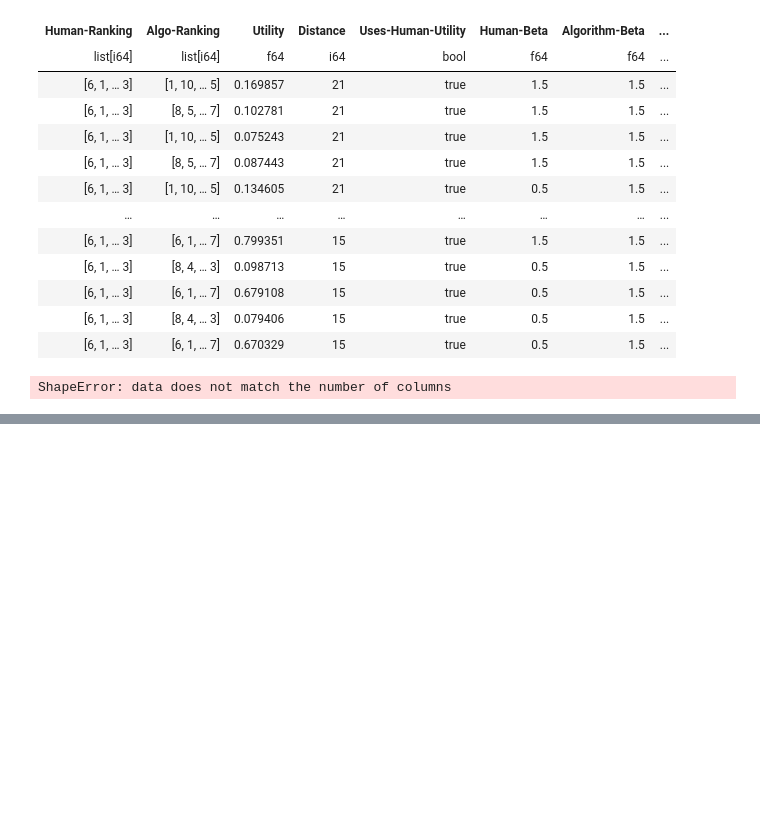
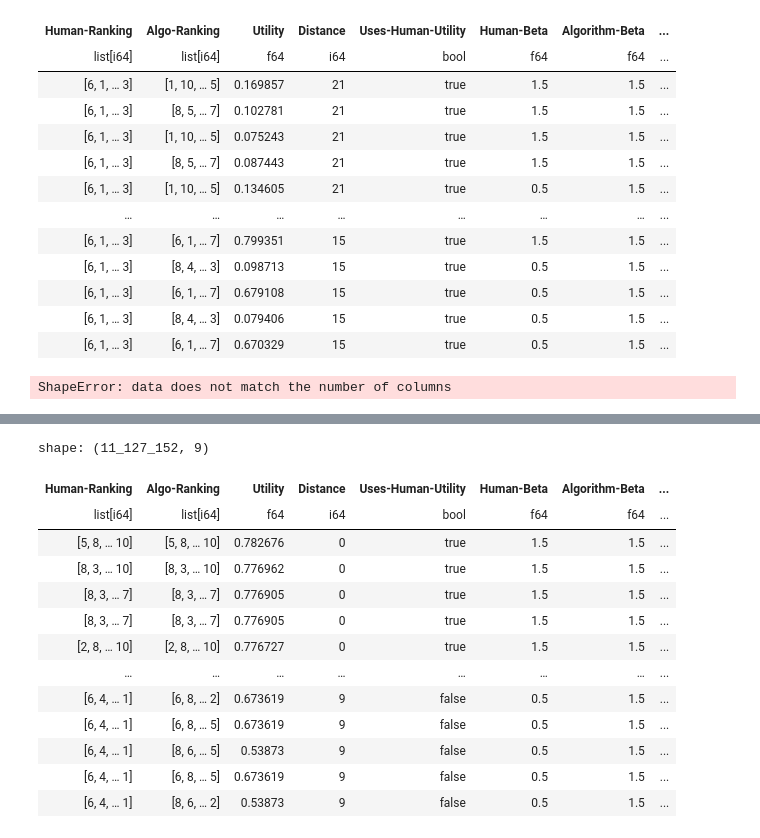
Before and after one commit to Kalamojo/hai-top-k, a Jupyter notebook: simulation.ipynb, the cells around one changed output, grey strips where cells are left out. Cells and saved outputs as stored; diff of their text form; code cells hidden in the pictures; blank space fills up the shorter version.

```diff
--- a/simulation.ipynb
+++ b/simulation.ipynb
@@ -215,0 +311,18 @@ df.write_parquet("./data/diversity_utilities.parquet")
+# %%
+df = pl.read_parquet("./data/diversity_utilities")
+df
+# %% [output]
+shape: (11_127_152, 9)
+| Human-Ranking | Algo-Ranking | Utility | Distance | Uses-Human-Utility | Human-Beta | Algorithm-Beta | ... |
+| list[i64] | list[i64] | f64 | i64 | bool | f64 | f64 | ... |
+| [5, 8, … 10] | [5, 8, … 10] | 0.782676 | 0 | true | 1.5 | 1.5 | ... |
+| [8, 3, … 10] | [8, 3, … 10] | 0.776962 | 0 | true | 1.5 | 1.5 | ... |
+| [8, 3, … 7] | [8, 3, … 7] | 0.776905 | 0 | true | 1.5 | 1.5 | ... |
+| [8, 3, … 7] | [8, 3, … 7] | 0.776905 | 0 | true | 1.5 | 1.5 | ... |
+| [2, 8, … 10] | [2, 8, … 10] | 0.776727 | 0 | true | 1.5 | 1.5 | ... |
+| … | … | … | … | … | … | … | ... |
+| [6, 4, … 1] | [6, 8, … 2] | 0.673619 | 9 | false | 0.5 | 1.5 | ... |
+| [6, 4, … 1] | [6, 8, … 5] | 0.673619 | 9 | false | 0.5 | 1.5 | ... |
+| [6, 4, … 1] | [8, 6, … 5] | 0.53873 | 9 | false | 0.5 | 1.5 | ... |
+| [6, 4, … 1] | [6, 8, … 5] | 0.673619 | 9 | false | 0.5 | 1.5 | ... |
+| [6, 4, … 1] | [8, 6, … 2] | 0.53873 | 9 | false | 0.5 | 1.5 | ... |
```
Also changed, not shown: parts of 8 cells of this notebook, 1 other file.
